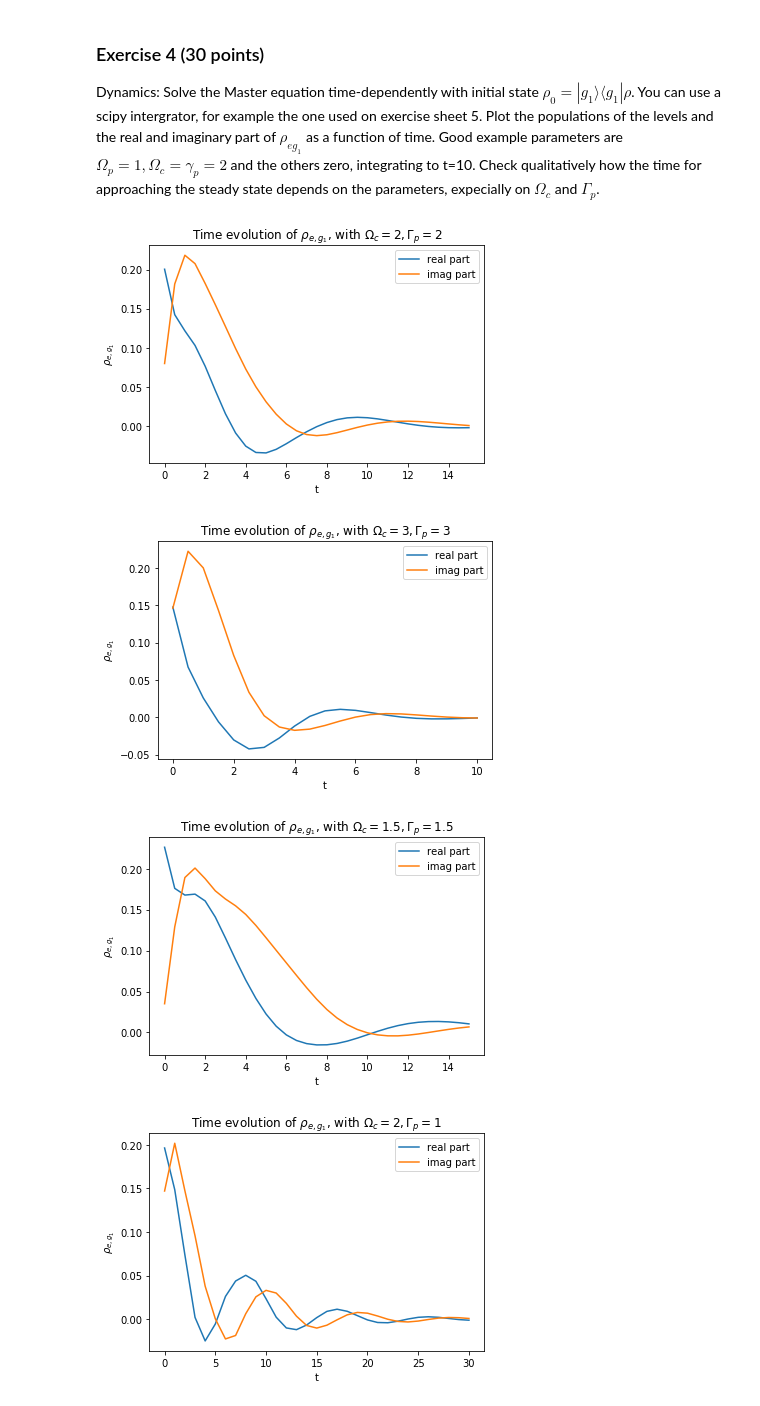
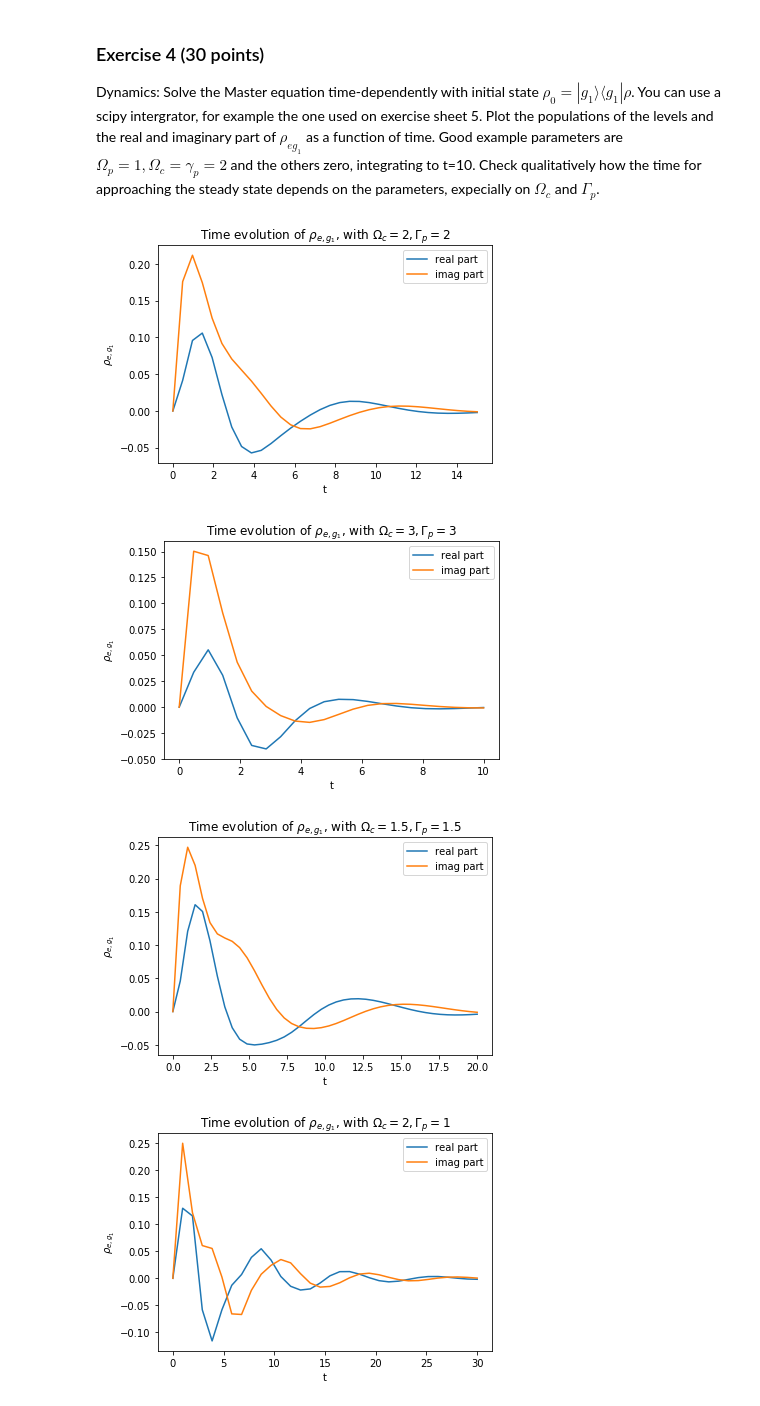
Before and after one commit to ml4cdeca/ComputationalQuantumDynamics, a Jupyter notebook: blatt9/exercise9.ipynb, the cells around one changed output. Saved outputs shown, nothing was run; the diff lists cells and outputs as text; code cells hidden in the pictures.

Commit message:
correct initial state

```diff
--- a/blatt9/exercise9.ipynb
+++ b/blatt9/exercise9.ipynb
@@ -250,20 +250,21 @@ With an extra transition between the two ground states, the dip vanishes for hig
 Dynamics: Solve the Master equation time-dependently with initial state $\rho_0 = |g_1\rangle \langle g_1| \rho$. You can use a scipy intergrator, for example the one used on exercise sheet 5. Plot the populations of the levels and the real and imaginary part of $\rho_{eg_1}$ as a function of time. Good example parameters are $\Omega_p = 1, \Omega_c = \gamma_p = 2$ and the others zero, integrating to t=10. Check qualitatively how the time for approaching the steady state depends on the parameters, expecially on $\Omega_c$ and $\Gamma_p$.
 # %%
 def MasterEqn(t,rho,H=hamiltonian(1,2,1,1),jump=jump_op(2,0,0)):
-    return liouvillian(H,gamma)@rho
+    return liouvillian(H,jump)@rho
 # %%
 from scipy.integrate import ode
 def plotRhoEG1(Omega_c=2, gamma_p=2,dt=1,tend=10):
+    ini=np.identity(9)[0]
     r = ode(MasterEqn).set_integrator('zvode', method='adams')
-    r.set_initial_value(1/3*np.ones(9),0)
+    r.set_initial_value(ini,0)
     #defining parameters
     tsteps=int(tend/dt+1)
     Omega_p=1
     r.set_f_params(hamiltonian(Omega_p,Omega_c,1,1),jump_op(gamma_p,0,0))
     #integrate and save data
-    tvec = np.linspace(0, tend, tsteps,endpoint=True)
+    tvec = np.linspace(0, tend, tsteps+1,endpoint=True)
 
-    data=[]
+    data=[ini]
     while r.successful() and r.t < tend+dt:
         data.append(r.integrate(r.t+dt))
     #reshape data
@@ -284,12 +285,12 @@ def plotRhoEG1(Omega_c=2, gamma_p=2,dt=1,tend=10):
     plt.ylabel(r'$\rho_{e,g_1}$')
 # %%
 plotRhoEG1(2,2,.5,15)
-plotRhoEG1(3,3,.5)
-plotRhoEG1(1.5,1.5,.5,15)
+plotRhoEG1(3,3,.5,10)
+plotRhoEG1(1.5,1.5,.5,20)
 plotRhoEG1(2,1,1,30)
 plotRhoEG1(1,2,1,30)
 # %% [output]
-[figure, old version]
+[figure, new version]
-[figure, old version]
+[figure, new version]
-[figure, old version]
+[figure, new version]
-[figure, old version]
+[figure, new version]
```
Also changed, not shown: parts of 2 cells of this notebook.
